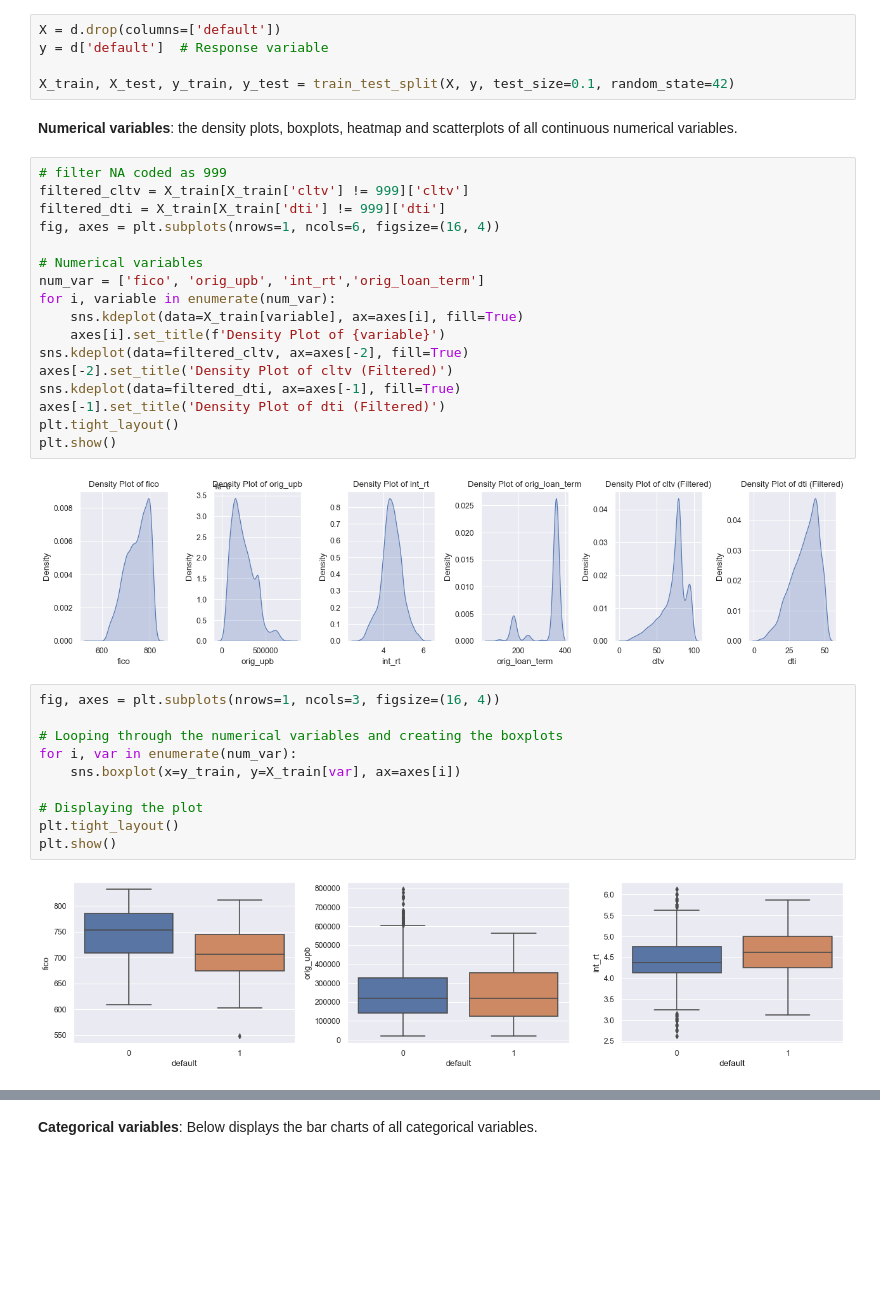
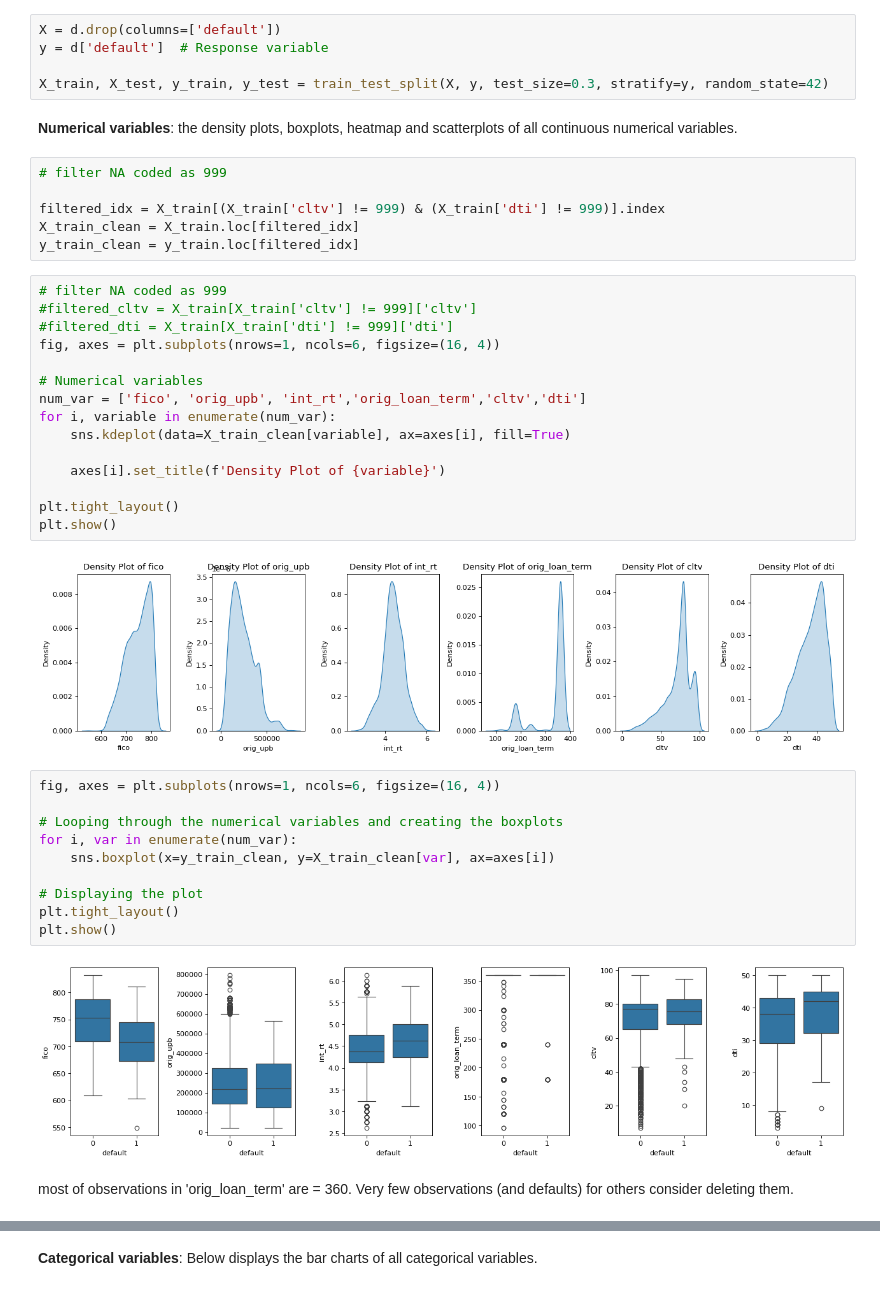
Before and after one commit to abalone88/ml_proj2, a Jupyter notebook: project2_materials/project2.ipynb, the cells around one changed output, grey strips where cells are left out. Saved outputs shown, nothing was run; the diff lists cells and outputs as text; blank space fills up the shorter version.

```diff
--- a/project2_materials/project2.ipynb
+++ b/project2_materials/project2.ipynb
@@ -185,39 +196,45 @@ Number of NA in 'loan_purpose': 0
 X = d.drop(columns=['default'])
 y = d['default']  # Response variable
 
-X_train, X_test, y_train, y_test = train_test_split(X, y, test_size=0.1, random_state=42)
+X_train, X_test, y_train, y_test = train_test_split(X, y, test_size=0.3, stratify=y, random_state=42)
 # %% [markdown]
 **Numerical variables**: the density plots, boxplots, heatmap and scatterplots of all continuous numerical variables.
+# %%
+# filter NA coded as 999
+
+filtered_idx = X_train[(X_train['cltv'] != 999) & (X_train['dti'] != 999)].index
+X_train_clean = X_train.loc[filtered_idx]
+y_train_clean = y_train.loc[filtered_idx]
 # %%
 # filter NA coded as 999
-filtered_cltv = X_train[X_train['cltv'] != 999]['cltv']
-filtered_dti = X_train[X_train['dti'] != 999]['dti']
+#filtered_cltv = X_train[X_train['cltv'] != 999]['cltv']
+#filtered_dti = X_train[X_train['dti'] != 999]['dti']
 fig, axes = plt.subplots(nrows=1, ncols=6, figsize=(16, 4))
 
 # Numerical variables
-num_var = ['fico', 'orig_upb', 'int_rt','orig_loan_term']
+num_var = ['fico', 'orig_upb', 'int_rt','orig_loan_term','cltv','dti']
 for i, variable in enumerate(num_var):
-    sns.kdeplot(data=X_train[variable], ax=axes[i], fill=True)
+    sns.kdeplot(data=X_train_clean[variable], ax=axes[i], fill=True)
+
     axes[i].set_title(f'Density Plot of {variable}')
-sns.kdeplot(data=filtered_cltv, ax=axes[-2], fill=True)
-axes[-2].set_title('Density Plot of cltv (Filtered)')
-sns.kdeplot(data=filtered_dti, ax=axes[-1], fill=True)
-axes[-1].set_title('Density Plot of dti (Filtered)')
+
 plt.tight_layout()
 plt.show()
 # %% [output]
-[figure, old version]
+[figure, new version]
 # %%
-fig, axes = plt.subplots(nrows=1, ncols=3, figsize=(16, 4))
+fig, axes = plt.subplots(nrows=1, ncols=6, figsize=(16, 4))
 
 # Looping through the numerical variables and creating the boxplots
 for i, var in enumerate(num_var):
-    sns.boxplot(x=y_train, y=X_train[var], ax=axes[i])
+    sns.boxplot(x=y_train_clean, y=X_train_clean[var], ax=axes[i])
 
 # Displaying the plot
 plt.tight_layout()
 plt.show()
 # %% [output]
-[figure, old version]
+[figure, new version]
+# %% [markdown]
+most of observations in 'orig_loan_term' are = 360. Very few observations (and defaults) for others consider deleting them.
 # %%
 # set na
```
Also changed, not shown: parts of 37 cells of this notebook, 1 other file.
